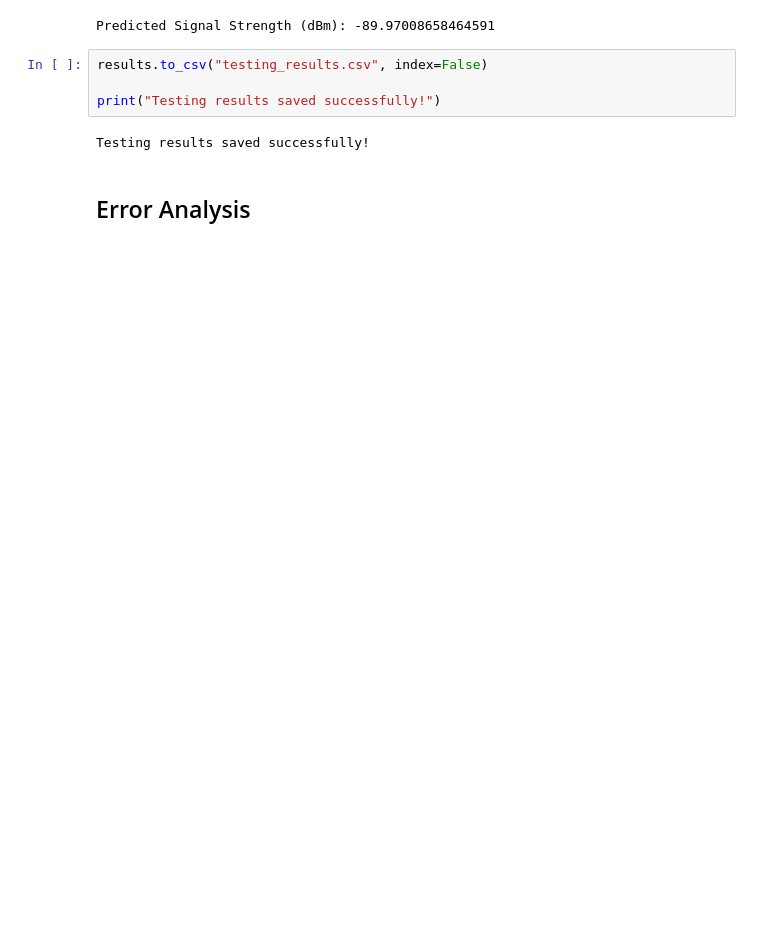
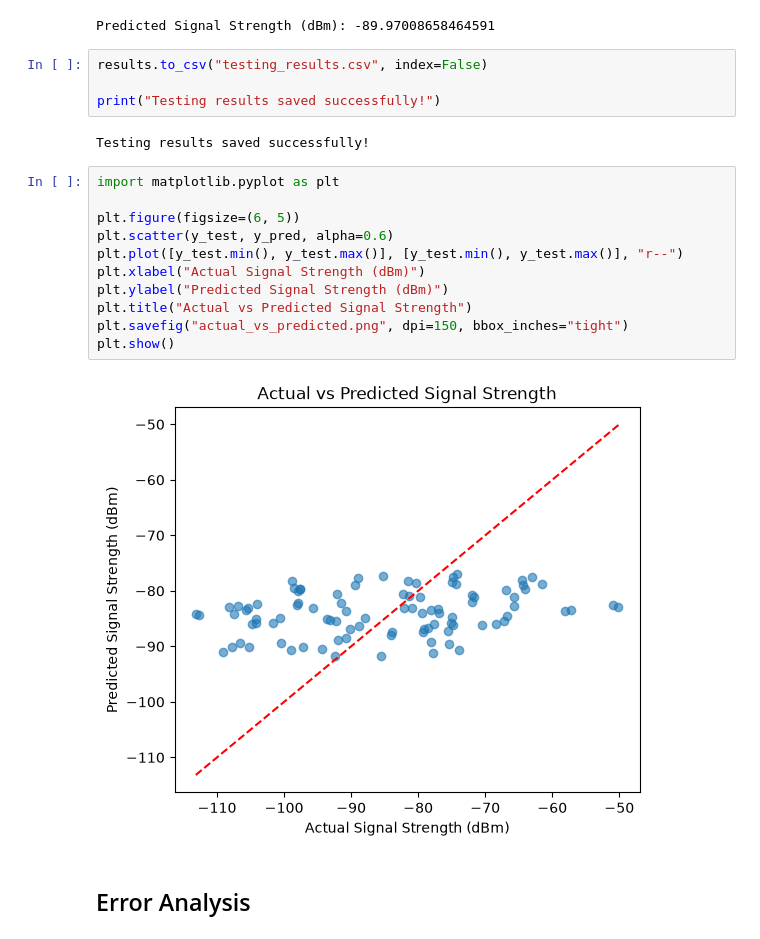
Before and after one commit to 2026mcb1574-pixel/ai-project-linear-regression, a Jupyter notebook: linear-regression.ipynb, the cells around one changed output. Drawn from its saved outputs; the diff is of its cells as text; blank space fills up the shorter version.

Commit message:
feat: add results charts for presentation

```diff
--- a/linear-regression.ipynb
+++ b/linear-regression.ipynb
@@ -231,5 +231,18 @@ results.to_csv("testing_results.csv", index=False)
 print("Testing results saved successfully!")
 # %% [output]
 Testing results saved successfully!
+# %%
+import matplotlib.pyplot as plt
+
+plt.figure(figsize=(6, 5))
+plt.scatter(y_test, y_pred, alpha=0.6)
+plt.plot([y_test.min(), y_test.max()], [y_test.min(), y_test.max()], "r--")
+plt.xlabel("Actual Signal Strength (dBm)")
+plt.ylabel("Predicted Signal Strength (dBm)")
+plt.title("Actual vs Predicted Signal Strength")
+plt.savefig("actual_vs_predicted.png", dpi=150, bbox_inches="tight")
+plt.show()
+# %% [output]
+[figure, added]
 # %% [markdown]
 ## Error Analysis
```
Also changed, not shown: parts of 1 cell of this notebook, 2 other files.
